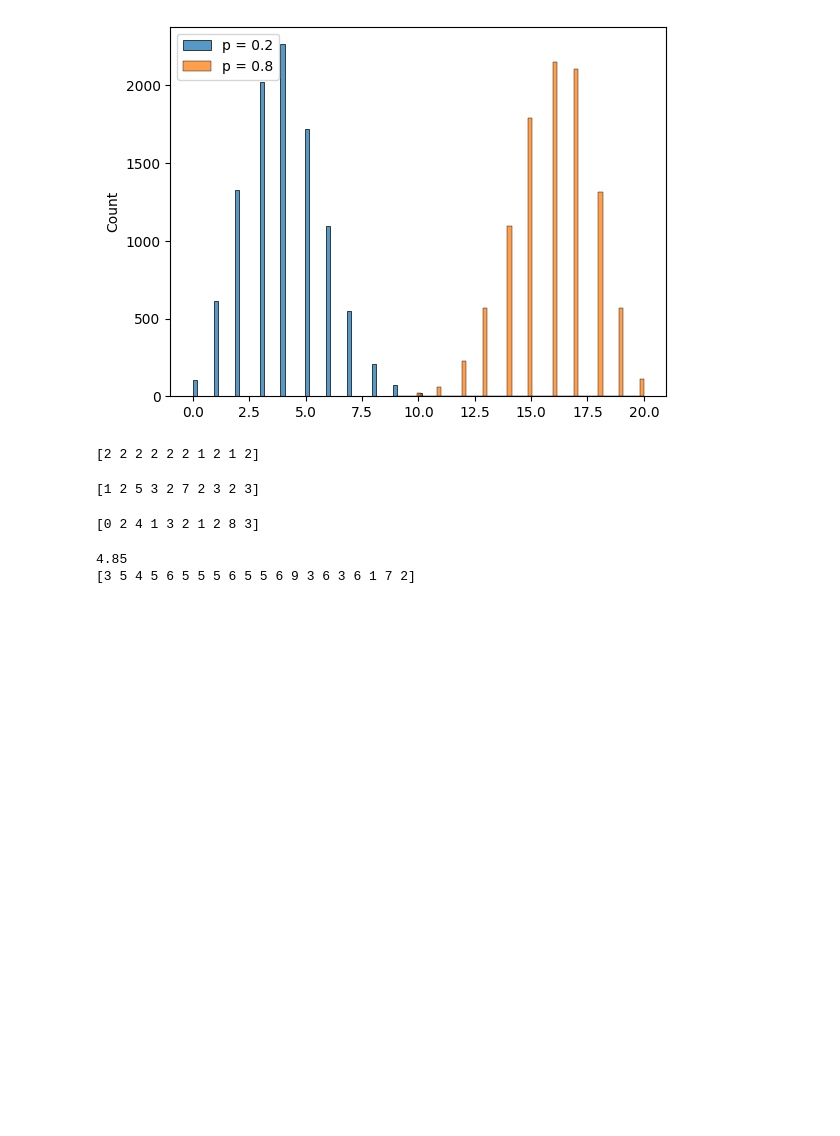
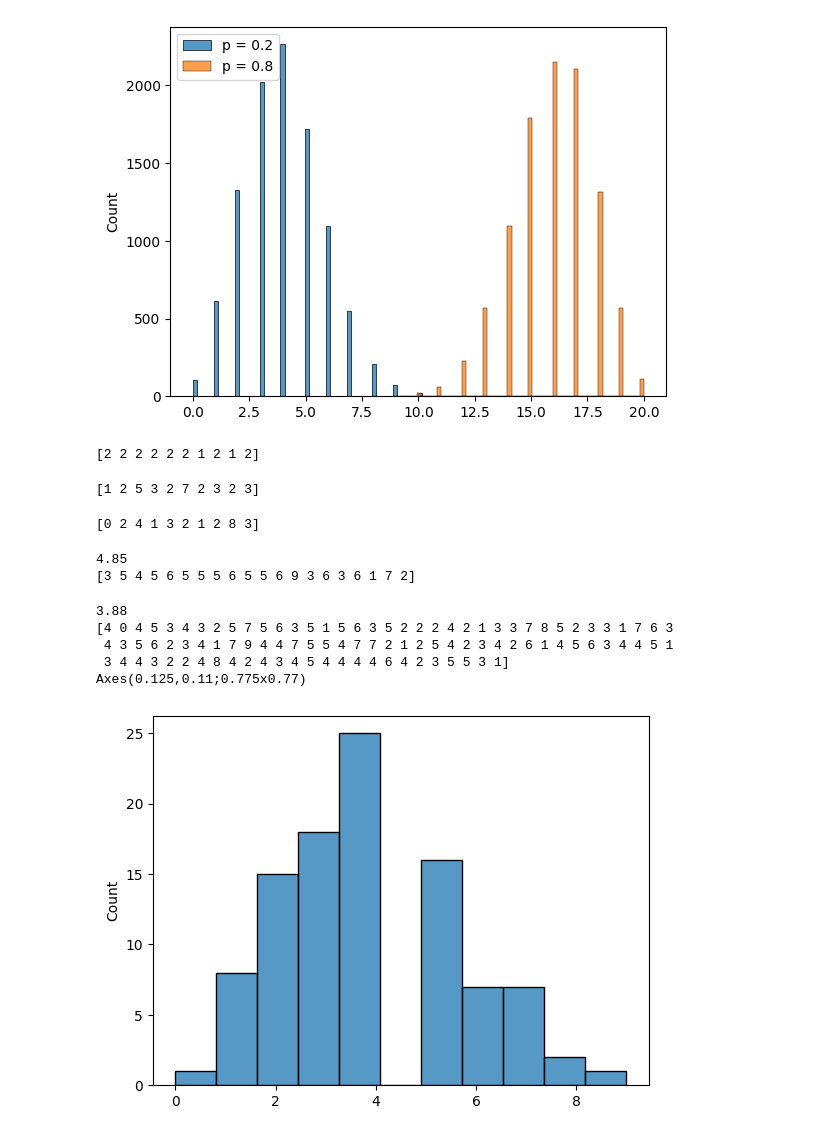
Before and after one commit to wahidali4321/python-for-machine-learning, a Jupyter notebook: Untitled-1.ipynb, the cells around one changed output. Cells and saved outputs as stored; diff of their text form; code cells hidden in the pictures; blank space fills up the shorter version.

Commit message:
Customer Arrivals

```diff
--- a/Untitled-1.ipynb
+++ b/Untitled-1.ipynb
@@ -863,3 +863,18 @@ print(x)
 # %% [output]
 4.85
 [3 5 4 5 6 5 5 5 6 5 5 6 9 3 6 3 6 1 7 2]
+# %%
+from numpy import random
+import matplotlib.pyplot as plt
+import seaborn as sns
+customer = random.poisson(lam=4 , size= 100)
+print(customer.mean())
+print(customer)
+print(sns.histplot(customer))
+# %% [output]
+3.88
+[4 0 4 5 3 4 3 2 5 7 5 6 3 5 1 5 6 3 5 2 2 2 4 2 1 3 3 7 8 5 2 3 3 1 7 6 3
+ 4 3 5 6 2 3 4 1 7 9 4 4 7 5 5 4 7 7 2 1 2 5 4 2 3 4 2 6 1 4 5 6 3 4 4 5 1
+ 3 4 4 3 2 2 4 8 4 2 4 3 4 5 4 4 4 4 6 4 2 3 5 5 3 1]
+Axes(0.125,0.11;0.775x0.77)
+[figure, added]
```
